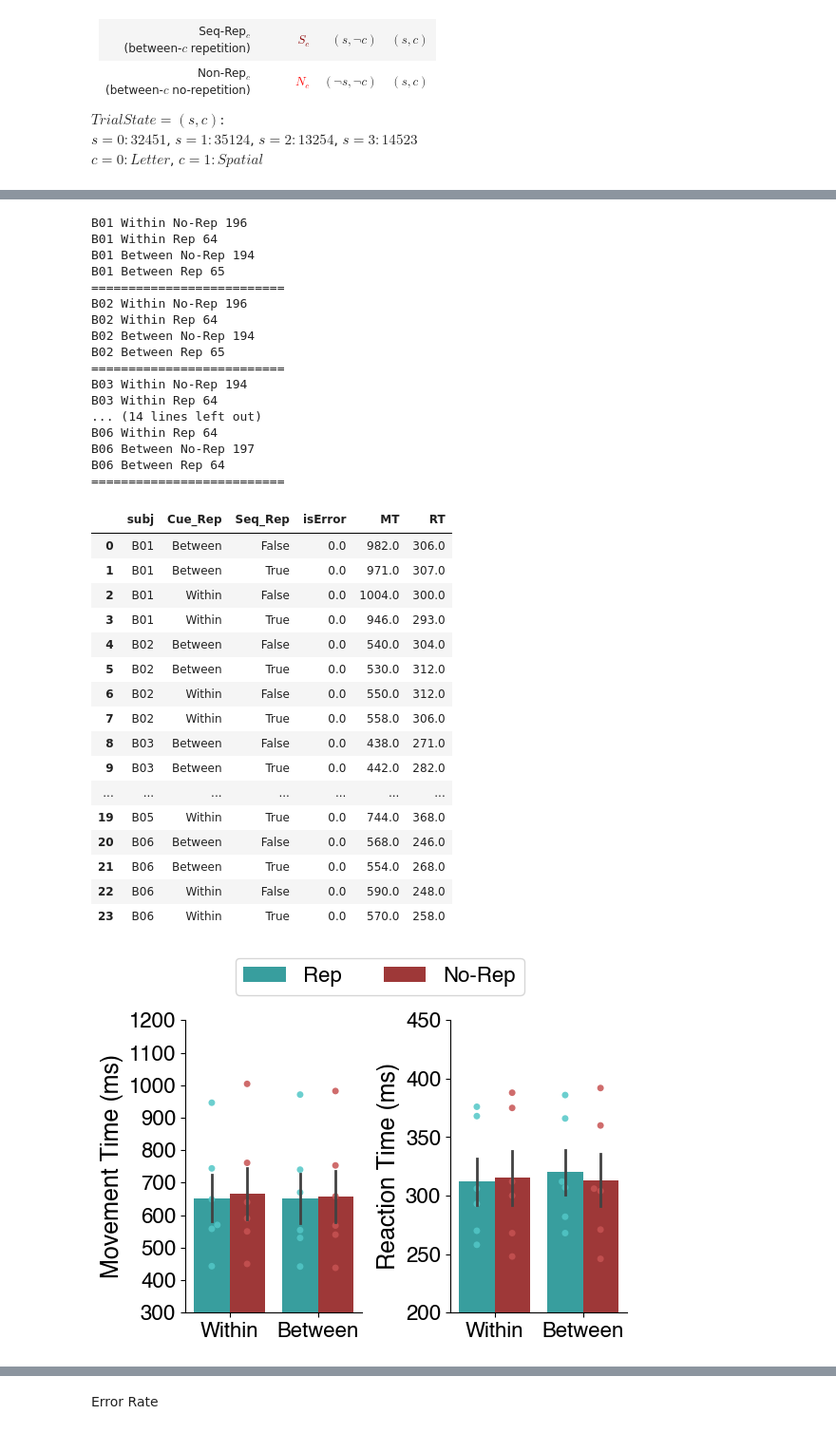
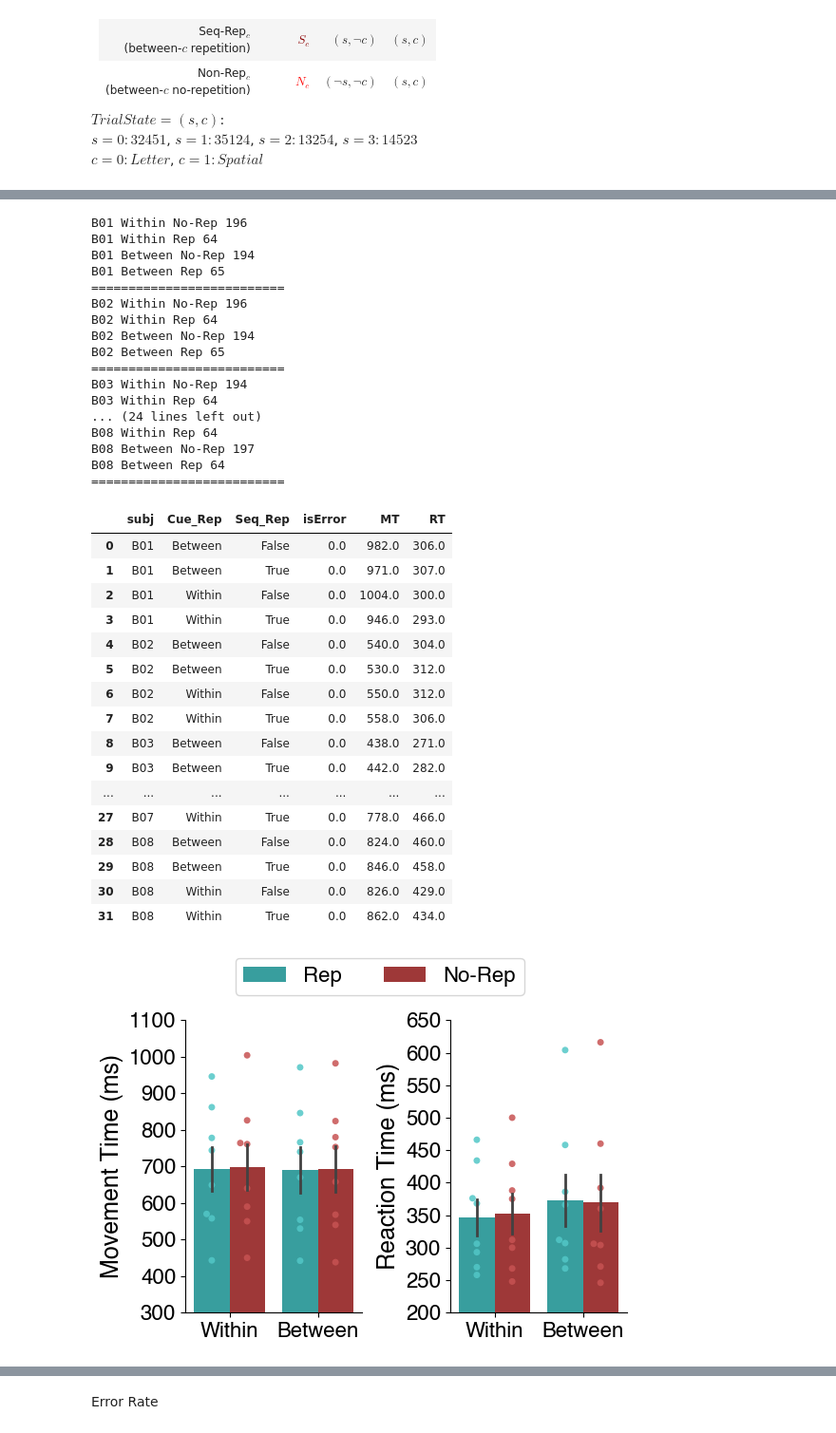
Before and after one commit to psb629/SeqSpatialSupp_fMRI, a Jupyter notebook: Notebook/behav.sslb2.ipynb, the cells around one changed output, grey strips where cells are left out. Shown at 95% size. Drawn from its saved outputs; the diff is of its cells as text; code cells hidden in the pictures.

```diff
--- a/Notebook/behav.sslb2.ipynb
+++ b/Notebook/behav.sslb2.ipynb
@@ -47,6 +47,6 @@ mpl.rcParams['font.family'] = 'Helvetica'
 dir_behav = su.get_dir_behav()
 # %%
 # list_sn = su.get_list_sn()
-list_sn = ['01', '02', '03', '04', '05', '06']
+list_sn = ['01', '02', '03', '04', '05', '06', '07', '08']
 list_sn
 # %% [output]
@@ -190,10 +190,10 @@ B02 Between Rep 65
 ==========================
 B03 Within No-Rep 194
 B03 Within Rep 64
-... (14 lines left out)
-B06 Within Rep 64
-B06 Between No-Rep 197
-B06 Between Rep 64
+... (24 lines left out)
+B08 Within Rep 64
+B08 Between No-Rep 197
+B08 Between Rep 64
 ==========================
 # %%
 def get_df_groupby(df=dg, by=['subj','cueType','cond'], successed=True, estimate='mean'):
@@ -226,11 +226,11 @@ dg_groupby
 | 8 | B03 | Between | False | 0.0 | 438.0 | 271.0 |
 | 9 | B03 | Between | True | 0.0 | 442.0 | 282.0 |
 | ... | ... | ... | ... | ... | ... | ... |
-| 19 | B05 | Within | True | 0.0 | 744.0 | 368.0 |
-| 20 | B06 | Between | False | 0.0 | 568.0 | 246.0 |
-| 21 | B06 | Between | True | 0.0 | 554.0 | 268.0 |
-| 22 | B06 | Within | False | 0.0 | 590.0 | 248.0 |
-| 23 | B06 | Within | True | 0.0 | 570.0 | 258.0 |
+| 27 | B07 | Within | True | 0.0 | 778.0 | 466.0 |
+| 28 | B08 | Between | False | 0.0 | 824.0 | 460.0 |
+| 29 | B08 | Between | True | 0.0 | 846.0 | 458.0 |
+| 30 | B08 | Within | False | 0.0 | 826.0 | 429.0 |
+| 31 | B08 | Within | True | 0.0 | 862.0 | 434.0 |
 # %%
 hue_order = [True,False]
 order = ['Within','Between']
@@ -262,36 +262,36 @@ for ii, feature in enumerate(['MT','RT']):
     ax.legend().remove()
 
 #     # g.grid(axis='y')
     if ii == 0:
         ylabel = 'Movement Time (ms)'
-        g.set_ylim(300,1200)
+        g.set_ylim(300,1100)
         g.legend(
             handles[2:], ['Rep','No-Rep'],
             loc='lower center', bbox_to_anchor=(1.1, 1.05),
             ncol=2, fontsize=16
         )
     elif ii == 1:
         ylabel = 'Reaction Time (ms)'
-        g.set_ylim(200,450)
+        g.set_ylim(200,650)
     g.set_ylabel(ylabel, fontsize=18)
 
     g.set_xlabel('')
     xticks = g.get_xticks()
     g.set_xticks(xticks)
     xticklabels = g.get_xticklabels()
     g.set_xticklabels(xticklabels, fontsize=16)
     # g.set_ylabel(ylabel,fontsize=20)
     yticks = g.get_yticks().astype(int)
     g.set_yticks(yticks)
     g.set_yticklabels(yticks, fontsize=16)
 #     # g.set_title('session %s'%sess,fontsize=16)
     g.spines['right'].set_visible(False)
     g.spines['top'].set_visible(False)
 
 plt.subplots_adjust(wspace=0.5)
 # # fig.tight_layout()
 # %% [output]
-[figure, old version]
+[figure, new version]
 # %%
 for ii, value in enumerate(['MT','RT']):
     print(value)
```
Also changed, not shown: parts of 6 cells of this notebook.
